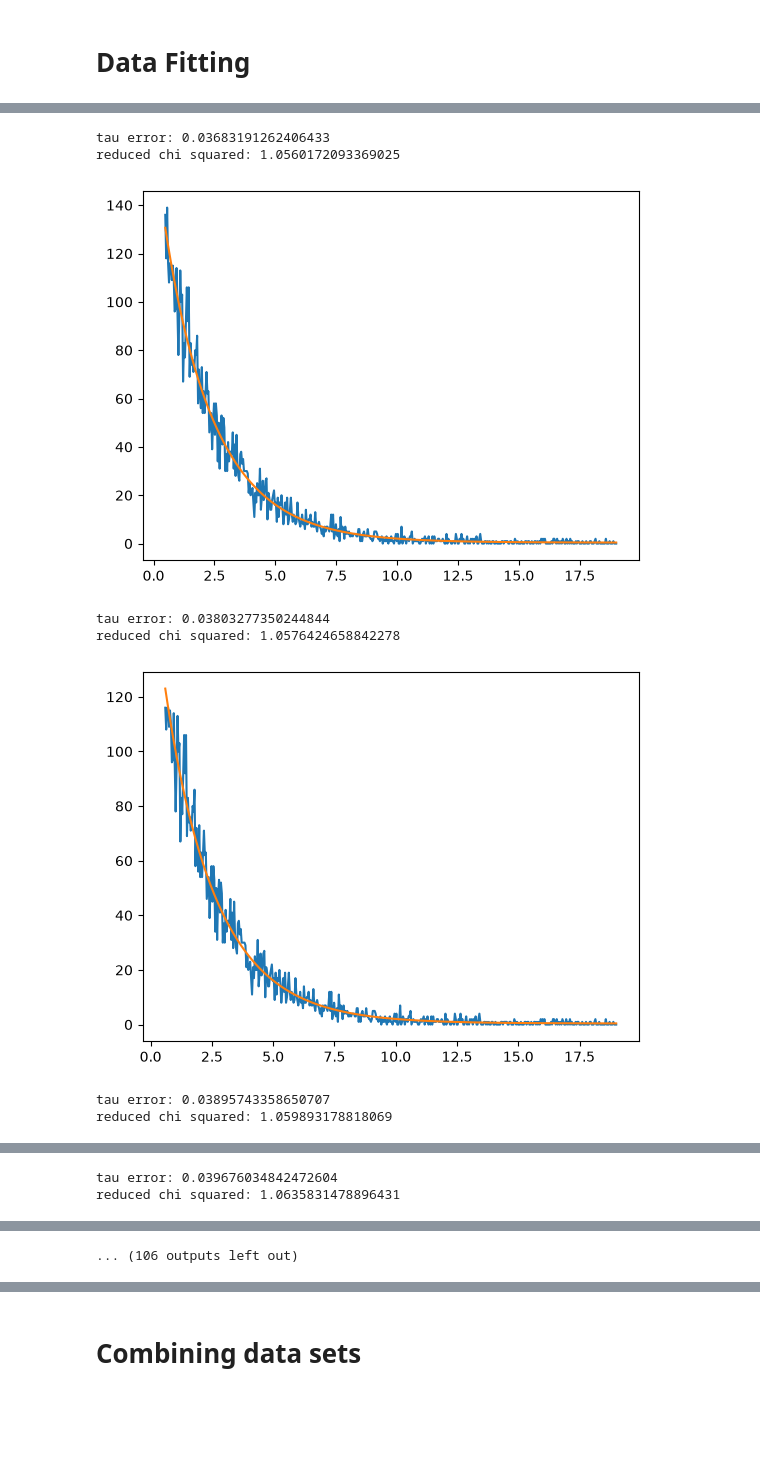
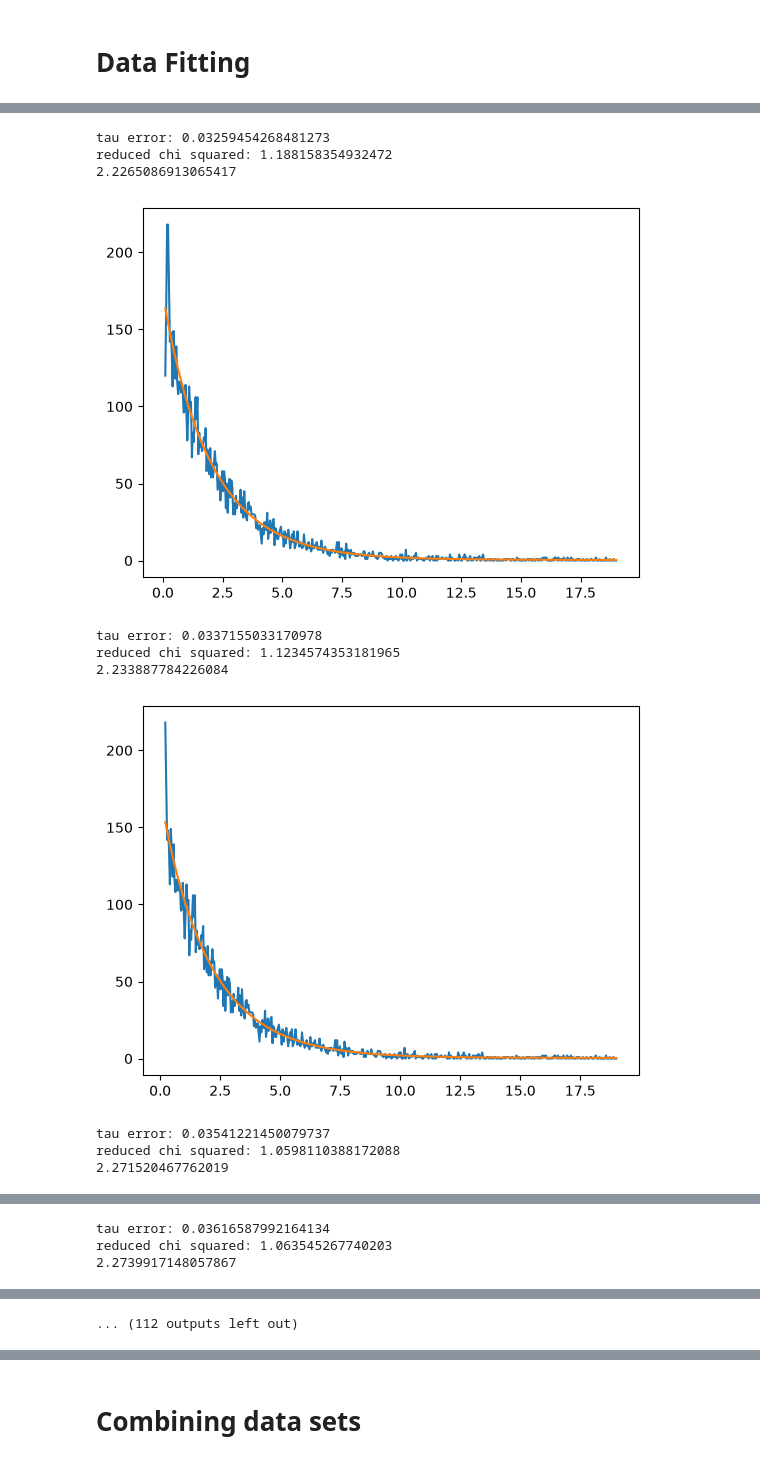
Before and after one commit to jasonrmay/ADV-Lab, a Jupyter notebook: muon-lifetime/Fitting_regime.ipynb, the cells around one changed output, grey strips where cells are left out. Drawn from its saved outputs; the diff is of its cells as text; code cells hidden in the pictures; blank space fills up the shorter version.

```diff
--- a/muon-lifetime/Fitting_regime.ipynb
+++ b/muon-lifetime/Fitting_regime.ipynb
@@ -291,7 +291,7 @@ time_fit_param, step_array, binary_peaks = get_time_cal(rebinned_data_dict, time
 m = time_fit_param[0]
 b = time_fit_param[1]
 
-start_times = np.round(np.arange(1.2, 7.01, 0.1), 2)            # fit start, time after the muon (us)
+start_times = np.round(np.arange(.81, 7.01, 0.1), 2)            # fit start, time after the muon (us)
 end_channel = get_channel_from_time_linear(19, time_fit_param)   # TAC time
 
 taus, errs = [], []
@@ -299,6 +299,9 @@ for s in start_times:
     start_channel = get_channel_from_time_linear(s - T_DELAY_US, time_fit_param)   # muon time -> TAC channel
     fit_y_data, _, fit_tau, _, fit_tau_err = fit_exp_dist_w_oxy_Si(y_data_rebinned, start_channel,
                                                           end_channel, time_fit_param, m)
+
+    print(fit_tau)
+
     taus.append(fit_tau)
     errs.append(fit_tau_err)
 
@@ -316,8 +320,11 @@ reduced chi squared: 1.063545267740203
-tau error: 0.03683191262406433
-reduced chi squared: 1.0560172093369025
+tau error: 0.03259454268481273
+reduced chi squared: 1.188158354932472
+2.2265086913065417
-[figure, old version]
+[figure, new version]
-tau error: 0.03803277350244844
-reduced chi squared: 1.0576424658842278
+tau error: 0.0337155033170978
+reduced chi squared: 1.1234574353181965
+2.233887784226084
-[figure, old version]
+[figure, new version]
-tau error: 0.03895743358650707
-reduced chi squared: 1.059893178818069
+tau error: 0.03541221450079737
+reduced chi squared: 1.0598110388172088
+2.271520467762019
@@ -325,2 +332,3 @@ reduced chi squared: 1.059893178818069
-tau error: 0.039676034842472604
-reduced chi squared: 1.0635831478896431
+tau error: 0.03616587992164134
+reduced chi squared: 1.063545267740203
+2.2739917148057867
@@ -331,4 +340,4 @@ reduced chi squared: 1.0667618556884841
-... (106 outputs left out)
+... (112 outputs left out)
 # %%
 band = np.sqrt(np.clip(errs**2 - errs[0]**2, 0, None))   # expected scatter vs. the first start
 plt.errorbar(start_times, taus, errs, fmt=".", alpha=0.4, label="fit")
```
Also changed, not shown: parts of 6 cells of this notebook.
